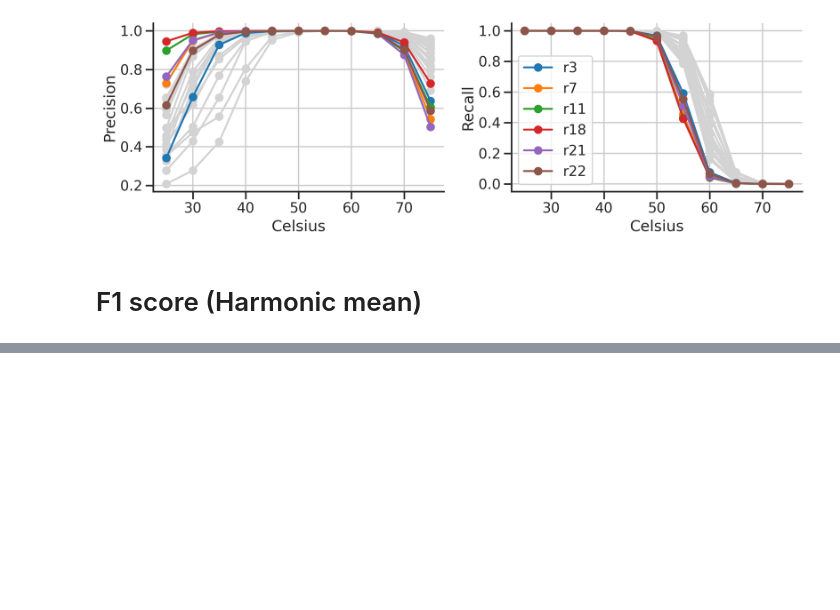
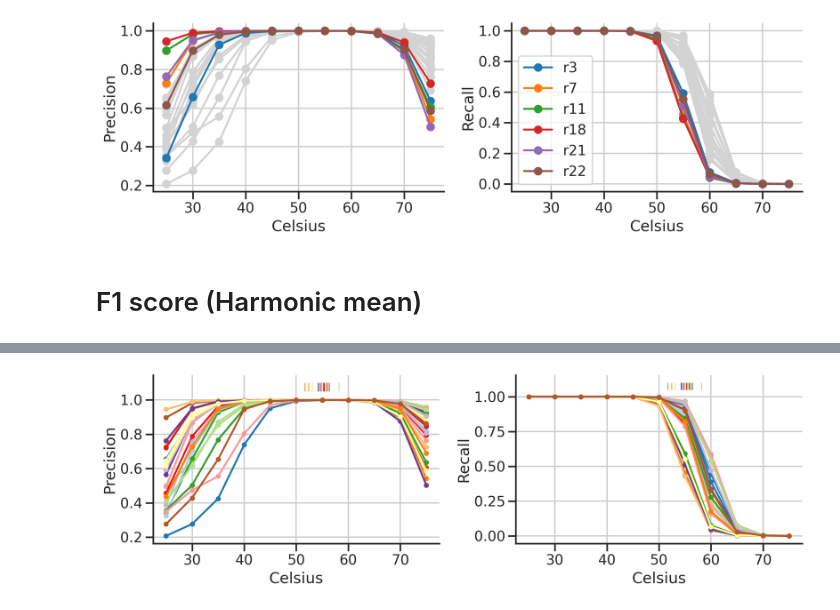
Before and after one commit to wollmanlab/dredFISH, a Jupyter notebook: dredFISH/Design/nupack/04.run_converged_conc.ipynb, the cells around one changed output, grey strips where cells are left out. Cells and saved outputs as stored; diff of their text form; code cells hidden in the pictures; blank space fills up the shorter version.

```diff
--- a/dredFISH/Design/nupack/04.run_converged_conc.ipynb
+++ b/dredFISH/Design/nupack/04.run_converged_conc.ipynb
@@ -361,0 +403,8 @@ plt.show()
+# %%
+tms = []
+for i, string in enumerate(seqs_rdt):
+    myseq = Seq(string)
+    gc = sequ.get_gc(str(myseq))
+    tm  = sequ.get_tm(myseq, Na=300, dnac1=3, dnac2=0.3, fmd=0) # Na in [mM]; dnac in [nM]; fmd in %
+    print(i, gc, tm,)
+    tms.append(tm)
@@ -361,0 +429,14 @@ plt.show()
+# %%
+fig, axs = plt.subplots(1,2,figsize=(2*6,1*4))
+ax_row = axs #[i]
+for i in range(24):
+    resplot = resall[resall['tube']==f'tube{i}']
+    plot_tube_simple(resplot, ax_row, color=colors[i], markersize=5)
+    ax1, ax2 = ax_row
+    ax1.vlines(tms[i], 1.05, 1.1, linewidth=1, color=colors[i])
+    ax2.vlines(tms[i], 1.05, 1.1, linewidth=1, color=colors[i])
+
+fig.tight_layout()
+plt.show()
+# %% [output]
+[figure, added]
```
Also changed, not shown: parts of 8 cells of this notebook, 2 other files.
